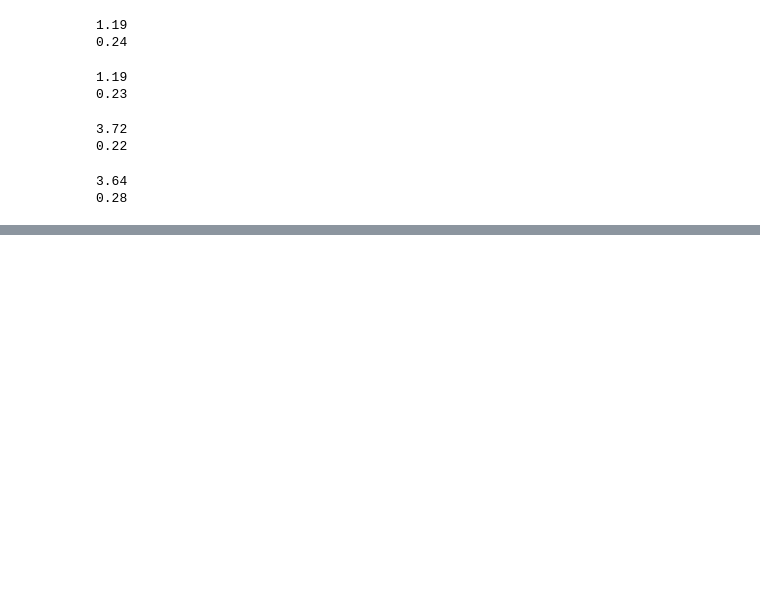
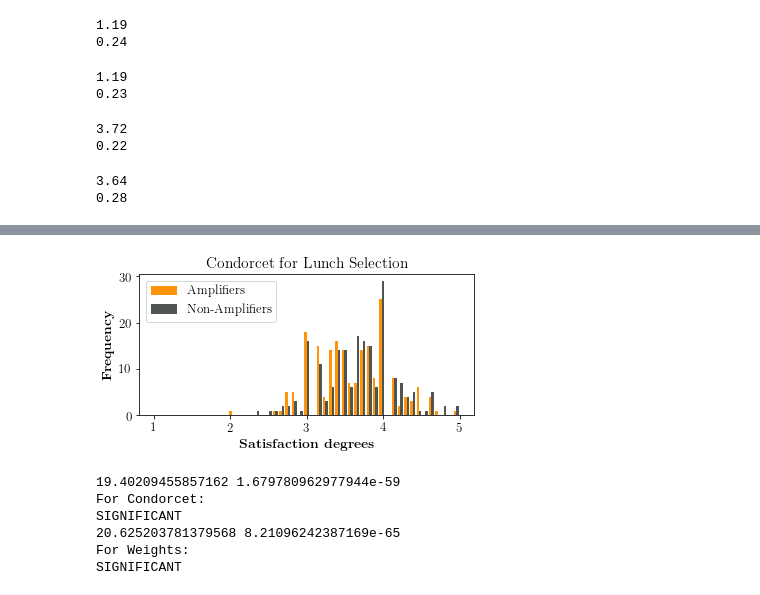
Before and after one commit to isse-augsburg/minibrass, a Jupyter notebook: evaluation/minibrass-voting-experiment/evaluation/archive/lunch-200-0,5/Untitled.ipynb, the cells around one changed output, grey strips where cells are left out. Cells and saved outputs as stored; diff of their text form; code cells hidden in the pictures; blank space fills up the shorter version.

```diff
--- a/evaluation/minibrass-voting-experiment/evaluation/archive/lunch-200-0,5/Untitled.ipynb
+++ b/evaluation/minibrass-voting-experiment/evaluation/archive/lunch-200-0,5/Untitled.ipynb
@@ -265,0 +323,42 @@ print(np.round(all_condorcet_means.std(), 2))
+# %%
+X = np.array([all_condorcet_amp_means, all_condorcet_namp_means]).T
+fig, ax = plt.subplots()
+plt.hist(X , color=(isseorange,issegrey), bins=np.linspace(1,5, 50), label=("Amplifiers","Non-Amplifiers"))
+
+ax.set_xlabel(r'\textbf{Satisfaction degrees}')
+ax.set_ylabel(r'\textbf{Frequency}')
+ax.set_title('Condorcet for Lunch Selection')
+plt.legend()
+fig.set_size_inches(fig_width, fig_height*0.7)
+
+plt.savefig("lunch-selection-condorcet.pdf", bbox_inches='tight')
+
+plt.show()
+# %% [output]
+[figure, added]
+# %%
+# testing amp vs non amp in  weights and condorcets
+import scipy.stats as st
+
+[t, prob] = st.ttest_ind(all_condorcet_amp_means, all_unanimity_amp_means)
+print(t, prob)
+print("For Condorcet: ")
+if prob < 0.01:
+    print("SIGNIFICANT")
+else:
+    print("INSIGNIFICANT")
+
+[t, prob] = st.ttest_ind(all_condorcet_namp_means, all_unanimity_namp_means)
+print(t, prob)
+print("For Weights: ")
+if prob < 0.01:
+    print("SIGNIFICANT")
+else:
+    print("INSIGNIFICANT")
+# %% [output]
+19.40209455857162 1.679780962977944e-59
+For Condorcet:
+SIGNIFICANT
+20.625203781379568 8.21096242387169e-65
+For Weights:
+SIGNIFICANT
```
Also changed, not shown: parts of 6 cells of this notebook, 4 other files.
